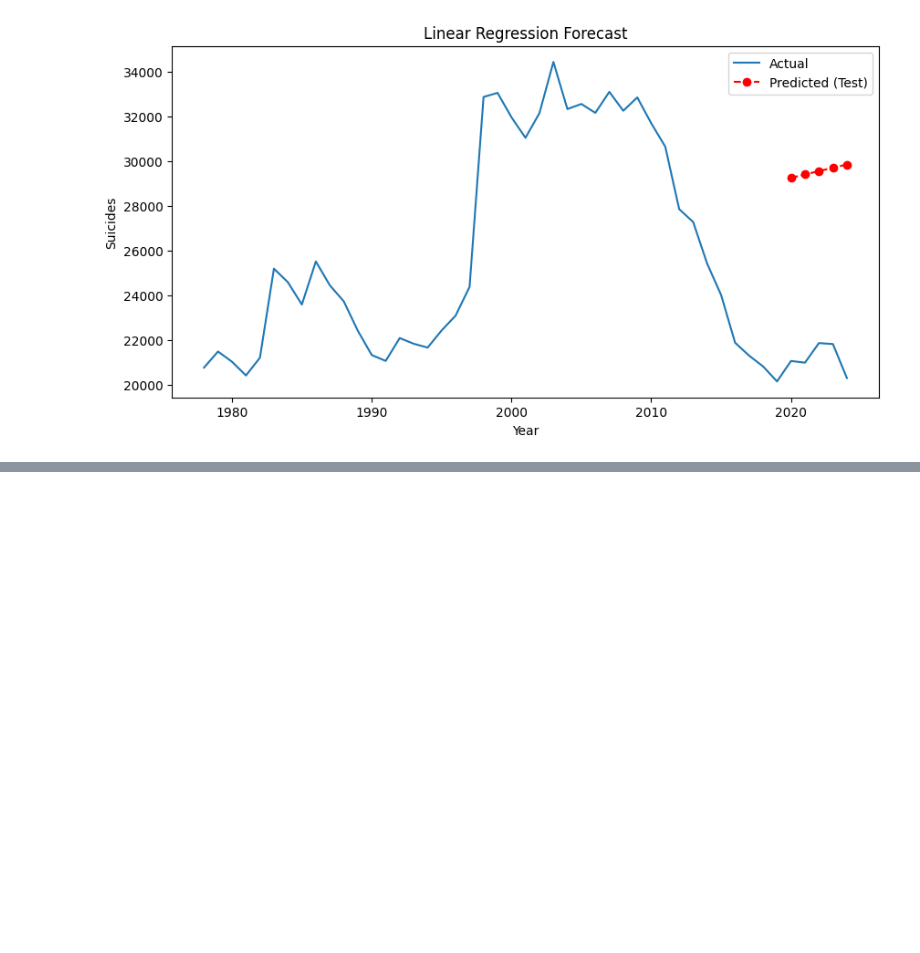
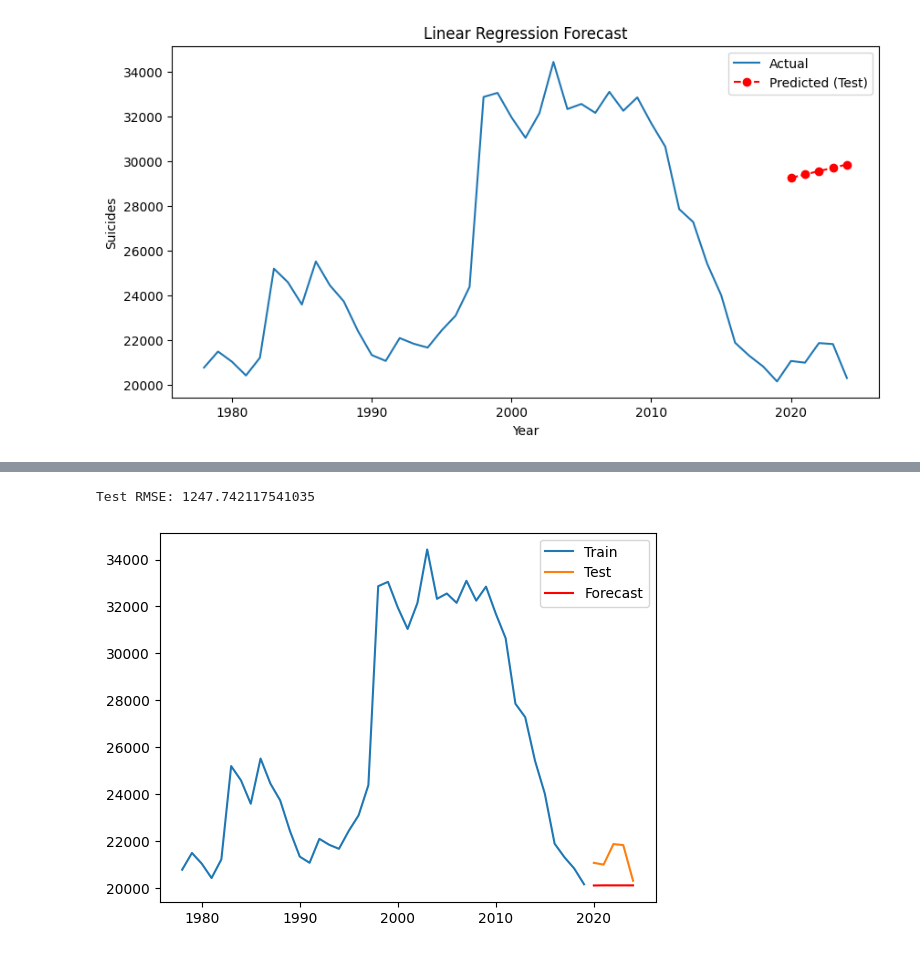
Before and after one commit to YuriyaJP/Public-Health-Data-Engineering-Project-Japan-Suicide-Statistics-Pipeline, a Jupyter notebook: src/ml/time_series_forecast.ipynb, the cells around one changed output, grey strips where cells are left out. Drawn from its saved outputs; the diff is of its cells as text; code cells hidden in the pictures; blank space fills up the shorter version.

```diff
--- a/src/ml/time_series_forecast.ipynb
+++ b/src/ml/time_series_forecast.ipynb
@@ -87,0 +230,5 @@ plt.show()
+# %%
+# Fit ARIMA model on training data
+model = ARIMA(train['自殺者_総数'], order=(1,1,1))  # (p,d,q)
+model_fit = model.fit()
+print(model_fit.summary())
@@ -87,0 +253,20 @@ plt.show()
+# %%
+# Forecast length = test set size
+forecast = model_fit.forecast(steps=len(test))
+
+# Evaluate performance
+mse = mean_squared_error(test['自殺者_総数'], forecast)
+rmse = np.sqrt(mse)
+print(f"Test RMSE: {rmse}")
+# %% [output]
+Test RMSE: 1247.742117541035
+# %%
+import matplotlib.pyplot as plt
+
+plt.plot(train.index, train['自殺者_総数'], label='Train')
+plt.plot(test.index, test['自殺者_総数'], label='Test')
+plt.plot(test.index, forecast, label='Forecast', color='red')
+plt.legend()
+plt.show()
+# %% [output]
+[figure, added]
```
Also changed, not shown: parts of 19 cells of this notebook.
